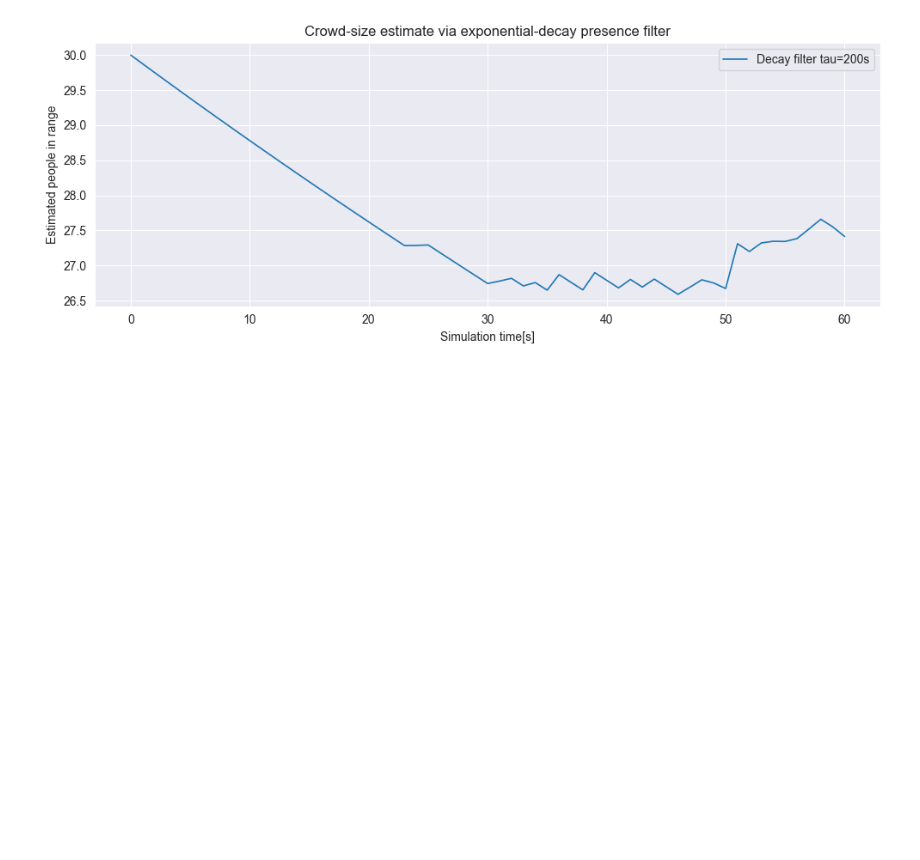
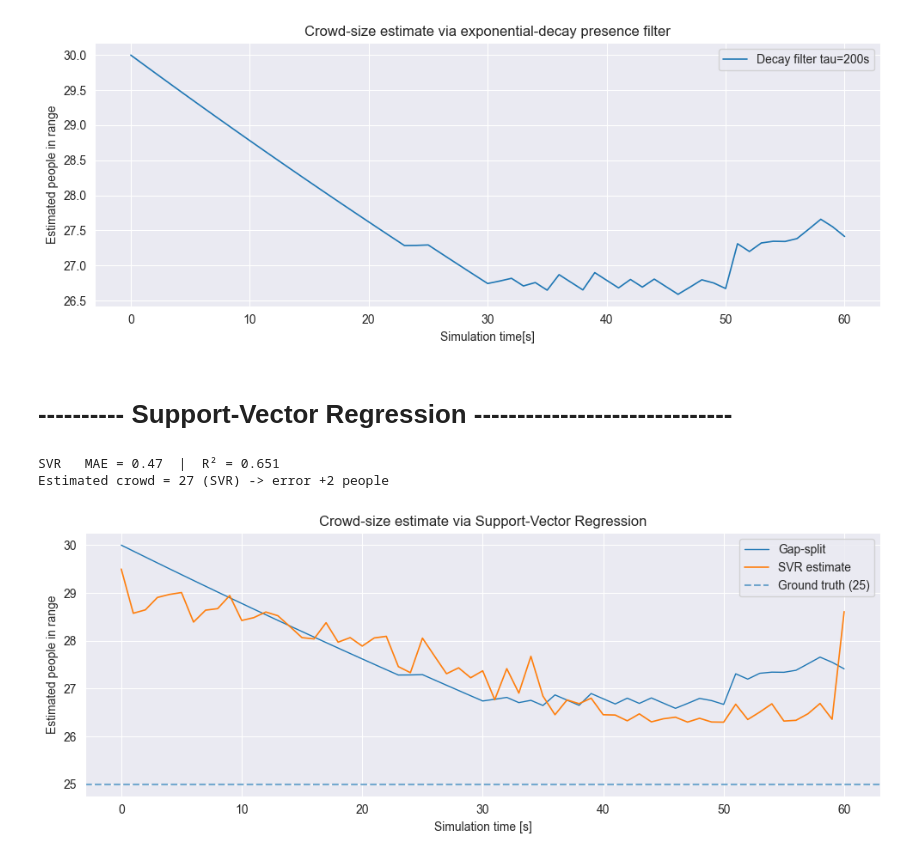
Before and after one commit to NorbertMatuska/BP_Exploring_Non_Invasive_Crowd_Movement_Monitoring_Techniques_within_Public_Infrastructure, a Jupyter notebook: BP_crowd_counter.ipynb, the cells around one changed output. Saved outputs shown, nothing was run; the diff lists cells and outputs as text; code cells hidden in the pictures; blank space fills up the shorter version.

Commit message:
two new algorithms for crowd counting

```diff
--- a/BP_crowd_counter.ipynb
+++ b/BP_crowd_counter.ipynb
@@ -264,3 +269,57 @@ plt.show()
 # %% [output]
 Estimated crowd = 27  (tau = 200s) -> error +2 people
 [figure]
+# %% [markdown]
+# ---------- Support-Vector Regression ------------------------------
+# %%
+# build a feature matrix X[t] and silver-standard target y[t]
+# features (computed once, reused later)
+feat = defaultdict(list)          # will become a dict of lists indexed by slot
+for slot in range(int(ts.size)):
+    macs_this_slot = pkts_by_slot.get(slot, [])           # list, possibly empty
+    feat["pkt_cnt"].append(len(macs_this_slot))
+    feat["uniq_macs"].append(len(set(macs_this_slot)))
+
+X = np.vstack([feat["pkt_cnt"], feat["uniq_macs"]]).T      # shape (T, 2)
+
+# target : use the “gap-split” series you already calculated
+y = series.values.astype(float)        # same length T as X, silver labels
+
+# train / validate split  (80% / 20% chronological to avoid leakage)
+split_idx = int(0.8 * len(X))
+X_train, X_test = X[:split_idx], X[split_idx:]
+y_train, y_test = y[:split_idx], y[split_idx:]
+
+# train the model
+svr = make_pipeline(StandardScaler(),
+                    SVR(kernel="rbf", C=10.0, epsilon=0.5, gamma="scale"))
+svr.fit(X_train, y_train)
+
+# evaluate and build the full-length series
+y_pred = svr.predict(X)
+mae   = mean_absolute_error(y, y_pred)
+r2    = r2_score(y, y_pred)
+print(f"SVR MAE = {mae:.2f}  |  R^2 = {r2:.3f}")
+
+series_svr = pd.Series(y_pred, index=ts, name="crowd_size_svr")
+
+# simple evaluation
+est_overall = int(round(series_svr.median()))
+error = est_overall - GROUND_TRUTH
+print(f"Estimated crowd = {est_overall} (SVR) -> error {error:+d} people")
+
+# visualization
+plt.figure(figsize=(10,4))
+plt.plot(series.index,         series.values,     lw=1.0, label="Gap-split")
+plt.plot(series_svr.index,     series_svr.values, lw=1.2, label="SVR estimate")
+plt.axhline(GROUND_TRUTH, ls="--", alpha=.6,      label=f"Ground truth ({GROUND_TRUTH})")
+plt.xlabel("Simulation time [s]")
+plt.ylabel("Estimated people in range")
+plt.title("Crowd-size estimate via Support-Vector Regression")
+plt.legend()
+plt.tight_layout()
+plt.show()
+# %% [output]
+SVR   MAE = 0.47  |  R² = 0.651
+Estimated crowd = 27 (SVR) -> error +2 people
+[figure, added]
```
Also changed, not shown: parts of 11 cells of this notebook.
